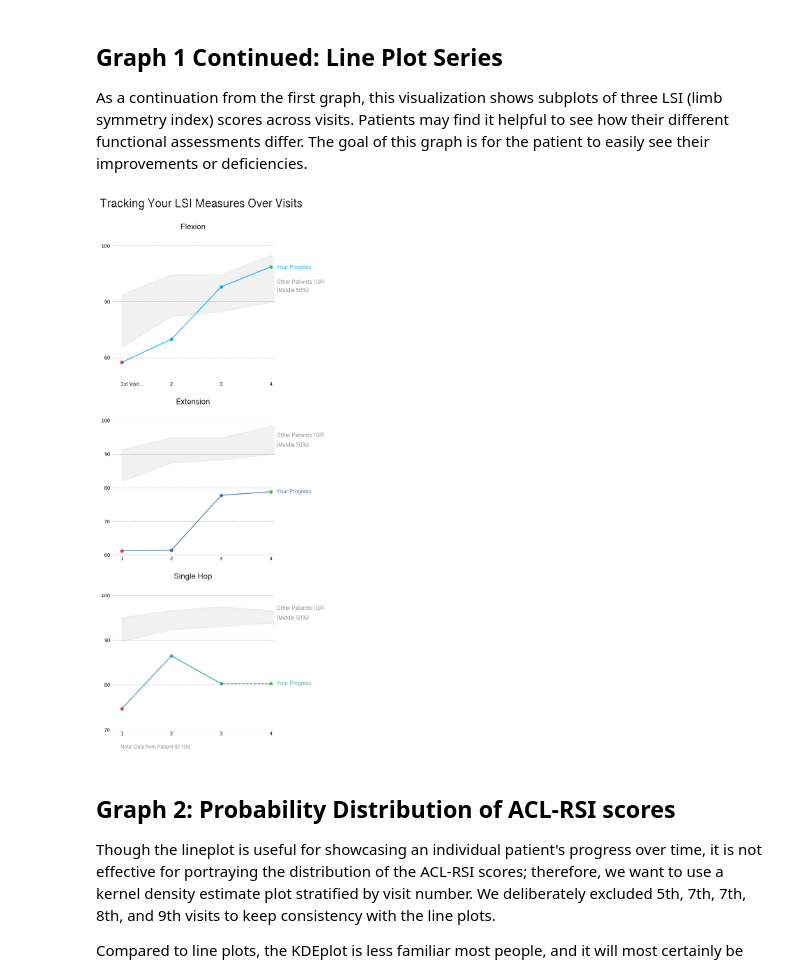
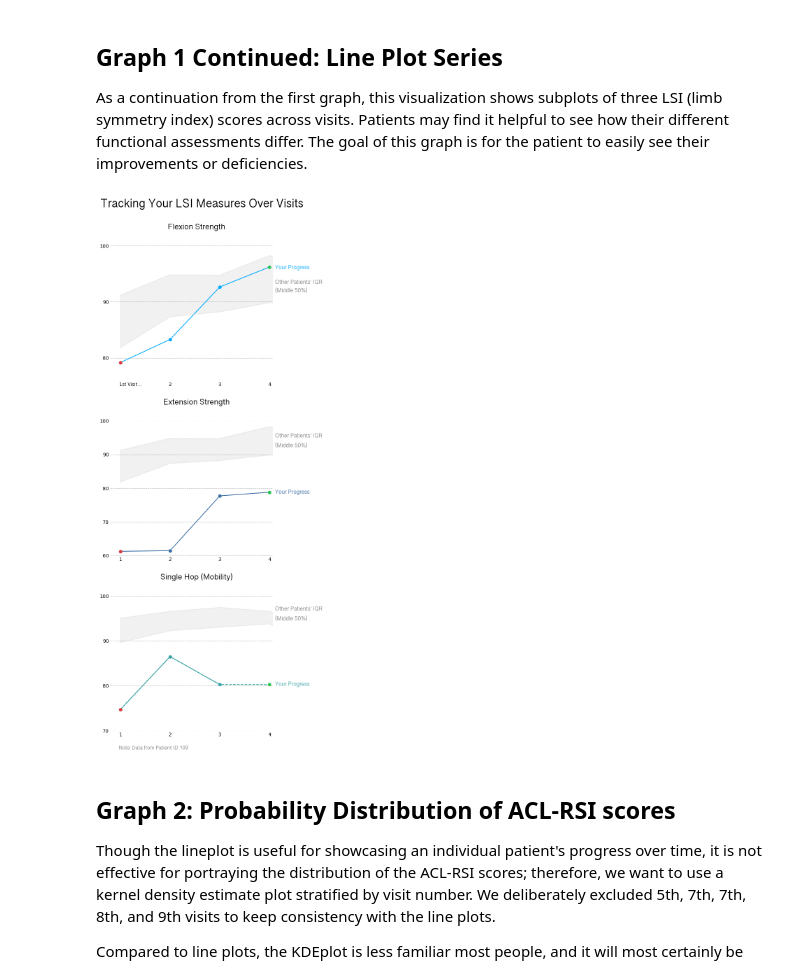
Before and after one commit to mayooueidat-uva/ACLR-group-project, a Jupyter notebook: Graphs/Visualizations_book.ipynb, the cells around one changed output. Drawn from its saved outputs; the diff is of its cells as text; code cells hidden in the pictures.

Commit message:
minor graph chages

```diff
--- a/Graphs/Visualizations_book.ipynb
+++ b/Graphs/Visualizations_book.ipynb
@@ -116,7 +116,7 @@ axs[0].plot(highlight_data['visit_num'].iloc[0], highlight_data['lsi_flex_isok_6
 axs[0].plot(highlight_data['visit_num'].iloc[3], highlight_data['lsi_flex_isok_60'].iloc[3], marker='o', color='#2DC653', markersize=6)
 
 # Add title and customize graph
-axs[0].set_title('Flexion', weight='bold', size=17, x=0.5, y=1.1, fontfamily='Sinhala Sangam MN')
+axs[0].set_title('Flexion Strength', weight='bold', size=17, x=0.53, y=1.1, fontfamily='Sinhala Sangam MN')
 axs[0].set_xlim(.8, 4.07)
 axs[0].set_xticks([1, 2, 3, 4])
 axs[0].set_ylim(76, 100)
@@ -147,7 +147,7 @@ axs[1].plot(highlight_data['visit_num'].iloc[0], highlight_data['lsi_ext_isok_60
 axs[1].plot(highlight_data['visit_num'].iloc[3], highlight_data['lsi_ext_isok_60'].iloc[3], marker='o', color='#2DC653', markersize=6)
 
 # Add title and customize graph
-axs[1].set_title('Extension', weight='bold', size=17, x=0.5, y=1.1, fontfamily='Sinhala Sangam MN')
+axs[1].set_title('Extension Strength', weight='bold', size=17, x=0.53, y=1.1, fontfamily='Sinhala Sangam MN')
 axs[1].set_xlim(.8, 4.07)
 axs[1].set_xticks([1, 2, 3, 4])
 axs[1].set_ylim(60, 100)
@@ -177,36 +177,36 @@ axs[2].fill_between(sh_lsi_percentiles['visit_num'],
 
 # Add colored dots
 axs[2].plot(highlight_data['visit_num'].iloc[0], highlight_data['sh_lsi'].iloc[0], marker='o', color='#E5383B', markersize=6)
 axs[2].plot(highlight_data['visit_num'].iloc[3], interpolated_sh_lsi.iloc[3], marker='o', color='#2DC653', markersize=6)
 
 # Add title and customize graph
-axs[2].set_title('Single Hop', weight='bold', size=17, x=0.5, y=1.1, fontfamily='Sinhala Sangam MN')
+axs[2].set_title('Single Hop (Mobility)', weight='bold', size=17, x=0.53, y=1.1, fontfamily='Sinhala Sangam MN')
 axs[2].set_xlim(.8, 4.07)
 axs[2].set_xticks([1, 2, 3, 4])
 axs[2].set_ylim(70, 100)
 axs[2].set_yticks([70, 80, 90, 100])
 axs[2].tick_params(axis='y', which='both',length=0)
 axs[2].tick_params(axis='x', which='both',length=0)
 axs[2].spines['top'].set_visible(False)
 axs[2].spines['right'].set_visible(False)
 axs[2].spines['left'].set_visible(False)
 axs[2].spines['bottom'].set_visible(False)
 axs[2].grid(axis='y', linestyle = '--')
 plt.figtext(0.91, 0.181, 'Your Progress', size = 12, color='#38A3A5', fontfamily='Sinhala Sangam MN')
 plt.figtext(0.91, 0.301, "Other Patients' IQR", size = 12, color='gray', fontfamily='Sinhala Sangam MN')
 plt.figtext(0.91, 0.285, "(Middle 50%)", size = 12, color='gray', fontfamily='Sinhala Sangam MN')
 
 # Overall graph customizations ---------------------------------------------------------------------------------------------------------------
 plt.figtext(0.182, 0.657, "st Visit ...", size = 11, color='black', fontfamily='Sinhala Sangam MN')
 plt.figtext(0.165, 0.08, "Note: Data from Patient ID 109", size=11, color='gray', fontfamily='Sinhala Sangam MN')
-plt.suptitle('Tracking Your LSI Measures Over Visits', weight='bold', fontfamily='Sinhala Sangam MN', size=25, x=0.55, y=.955)
+plt.suptitle('Tracking Your LSI Measures Over Visits', weight='bold', fontfamily='Sinhala Sangam MN', size=25, x=0.56, y=.955)
 plt.subplots_adjust(hspace=0.3)
 plt.subplots_adjust(hspace=0.3)
 
 # Save final image
 plt.savefig('./graph_images/line_series.png', bbox_inches='tight')
 # %% [output]
-[figure, old version]
+[figure, new version]
 # %% [markdown]
 ## Graph 2: Probability Distribution of ACL-RSI scores
 Though the lineplot is useful for showcasing an individual patient's progress over time, it is not effective for portraying the distribution of the ACL-RSI scores; therefore, we want to use a kernel density estimate plot stratified by visit number. We deliberately excluded 5th, 7th, 7th, 8th, and 9th visits to keep consistency with the line plots.
```
Also changed, not shown: 3 other files.
